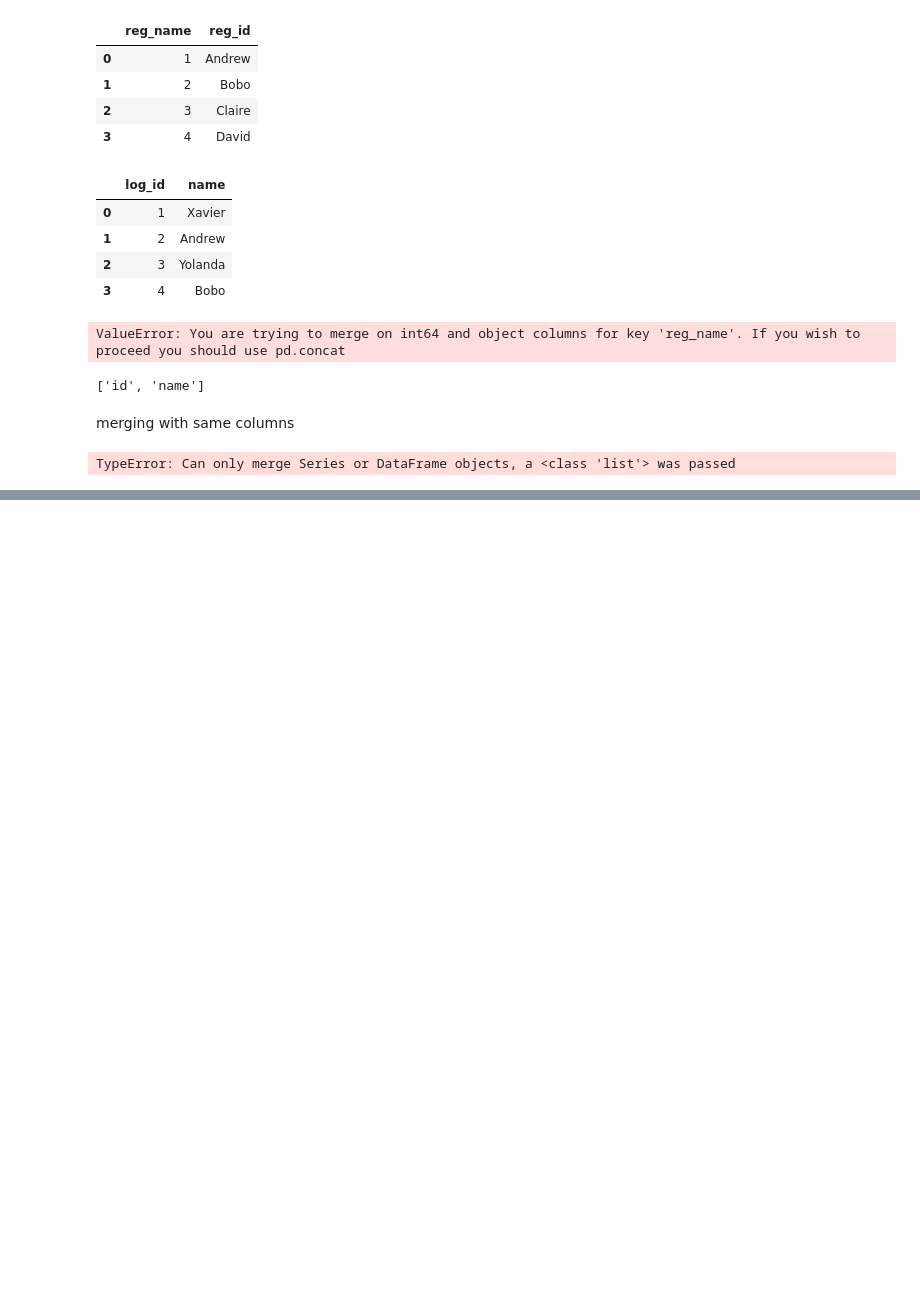
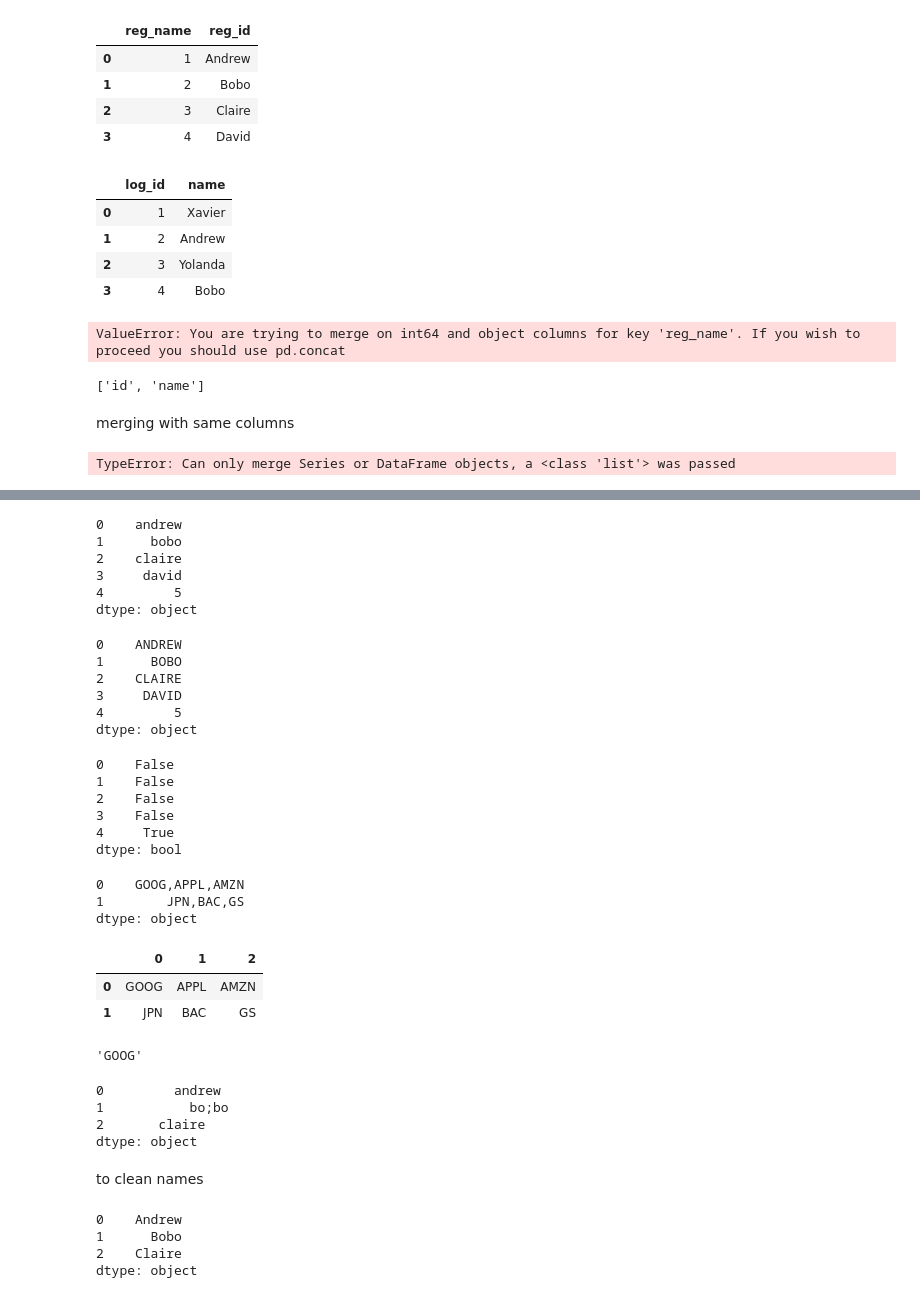
Before and after one commit to Daniel-Aguila/MLandDS, a Jupyter notebook: pandasBasics.ipynb, the cells around one changed output, grey strips where cells are left out. Saved outputs shown, nothing was run; the diff lists cells and outputs as text; code cells hidden in the pictures; blank space fills up the shorter version.

```diff
--- a/pandasBasics.ipynb
+++ b/pandasBasics.ipynb
@@ -1500,0 +1515,48 @@ TypeError: Can only merge Series or DataFrame objects, a <class 'list'> was pass
+# %%
+names = pd.Series(['andrew','bobo','claire','david','5'])
+names
+# %% [output]
+0    andrew
+1      bobo
+2    claire
+3     david
+4         5
+dtype: object
+# %%
+names.str.upper() #upper cases
+# %% [output]
+0    ANDREW
+1      BOBO
+2    CLAIRE
+3     DAVID
+4         5
+dtype: object
+# %%
+names.str.isdigit() #to check what is a digit
+# %% [output]
+0    False
+1    False
+2    False
+3    False
+4     True
+dtype: bool
+# %%
+tech_finance = ['GOOG,APPL,AMZN','JPN,BAC,GS']
+# %%
+tickers = pd.Series(tech_finance)
+tickers
+# %% [output]
+0    GOOG,APPL,AMZN
+1        JPN,BAC,GS
+dtype: object
+# %%
+tickers.str.split(',',expand=True) #expands the lists into different columns
+# %% [output]
+|  | 0 | 1 | 2 |
+| 0 | GOOG | APPL | AMZN |
+| 1 | JPN | BAC | GS |
+# %%
+tech = 'GOOG,APPL,AMZN'
+tech.split(',')[0]
+# %% [output]
+'GOOG'
@@ -1500,0 +1565,16 @@ TypeError: Can only merge Series or DataFrame objects, a <class 'list'> was pass
+# %%
+messy_names
+# %% [output]
+0         andrew
+1           bo;bo
+2       claire
+dtype: object
+# %% [markdown]
+to clean names
+# %%
+messy_names.str.replace(';','').str.strip().str.capitalize()
+# %% [output]
+0    Andrew
+1      Bobo
+2    Claire
+dtype: object
```
Also changed, not shown: parts of 7 cells of this notebook.
